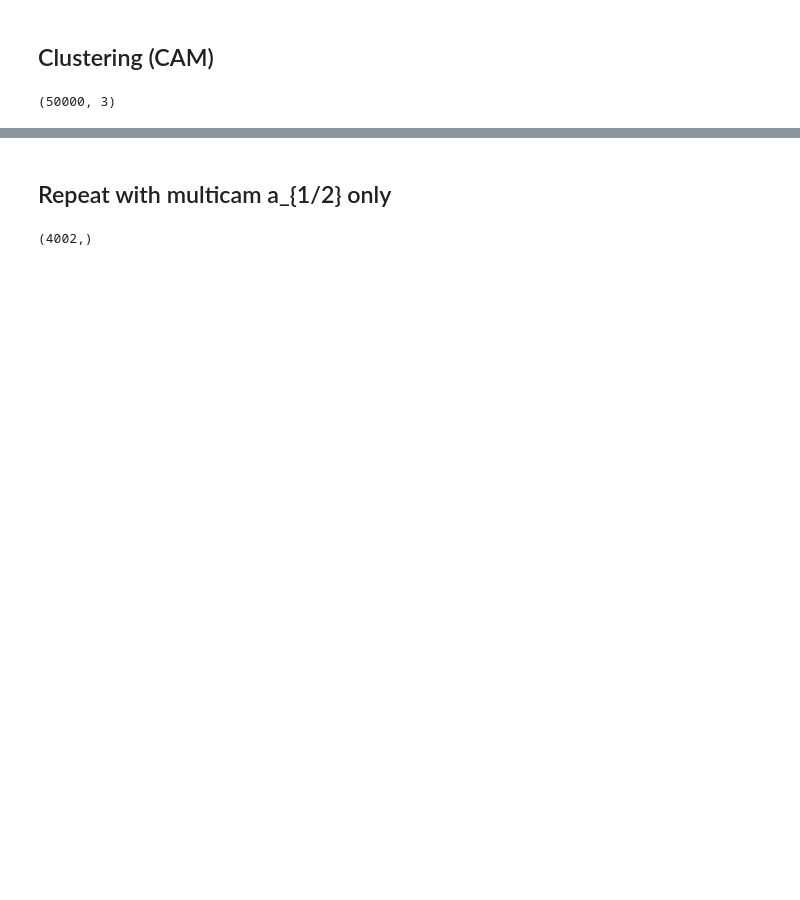
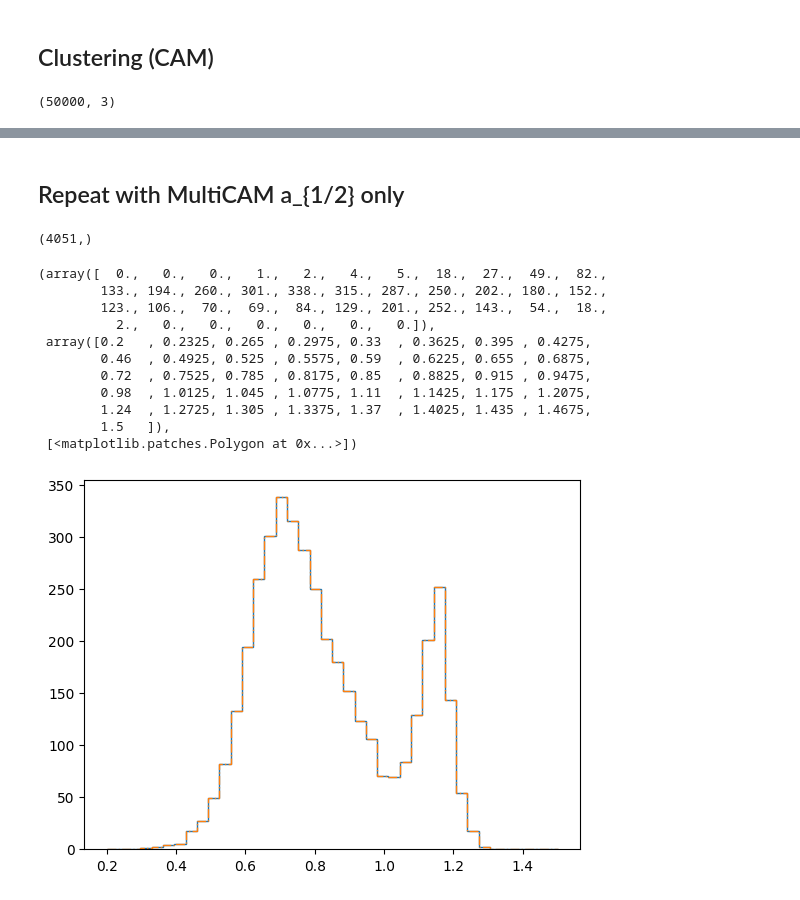
Before and after one commit to ismael-mendoza/multicam-tng-mah, a Jupyter notebook: notebooks/current/2026-03-03-multicam-clustering-a12-only.ipynb, the cells around one changed output, grey strips where cells are left out. Drawn from its saved outputs; the diff is of its cells as text; code cells hidden in the pictures; blank space fills up the shorter version.

```diff
--- a/notebooks/current/2026-03-03-multicam-clustering-a12-only.ipynb
+++ b/notebooks/current/2026-03-03-multicam-clustering-a12-only.ipynb
@@ -178,15 +156,45 @@ plt.ylim(0.2, 2.0)
 # %% [markdown]
-## Repeat with multicam a_{1/2} only
+## Repeat with MultiCAM a_{1/2} only
-# %%
-_color = hydro_mstar_cut["color"]
-
-x = hydro_mstar_pred["a12"].data.reshape(-1, 1)
-y = _color.reshape(-1, 1)
-
-model = MultiCAM(1, 1)
-model.fit(x, y)
-multicam_color_pred = model.predict(x)[:, 0]
-multicam_color_pred.shape
-# %% [output]
-(4002,)
+# %%
+# MultiCAM needs to be trained on the full dataset
+# hydro_sham and hydro_mstar_cut are NOT MATCHED, which means that we cannot do linear regression
+# with these arrays!
+from multicam_tng.multicam2 import multicam_new_prediction
+
+# can only train multicam on mpeak mass bin
+_x = np.log10(hydro_raw["mpeak"])
+mask = (_x > 11) & (_x < 12)
+hydro_mpeak = hydro_raw[mask]
+
+x_train = hydro_mpeak["a12"].reshape(-1, 1)
+y_train = hydro_mpeak["color"].reshape(-1, 1)
+y_true = hydro_mstar_cut["color"].reshape(-1, 1)
+x_test = hydro_sham["a12"].reshape(-1, 1)
+
+multicam_color_pred = multicam_new_prediction(
+    x_test, x_train=x_train, y_train=y_train, y_true=y_true
+)[:, 0]
+multicam_color_pred.shape
+# %% [output]
+(4051,)
+# %%
+# color distribution should match with (a_1/2 as low number of repeats)
+bins = np.linspace(0.2, 1.5, 41)
+
+plt.hist(hydro_mstar_cut["color"], bins=bins, histtype="step")
+plt.hist(multicam_color_pred, bins=bins, histtype="step", linestyle="-.")
+# shoudl be exactly the same
+# %% [output]
+(array([  0.,   0.,   0.,   1.,   2.,   4.,   5.,  18.,  27.,  49.,  82.,
+        133., 194., 260., 301., 338., 315., 287., 250., 202., 180., 152.,
+        123., 106.,  70.,  69.,  84., 129., 201., 252., 143.,  54.,  18.,
+          2.,   0.,   0.,   0.,   0.,   0.,   0.]),
+ array([0.2   , 0.2325, 0.265 , 0.2975, 0.33  , 0.3625, 0.395 , 0.4275,
+        0.46  , 0.4925, 0.525 , 0.5575, 0.59  , 0.6225, 0.655 , 0.6875,
+        0.72  , 0.7525, 0.785 , 0.8175, 0.85  , 0.8825, 0.915 , 0.9475,
+        0.98  , 1.0125, 1.045 , 1.0775, 1.11  , 1.1425, 1.175 , 1.2075,
+        1.24  , 1.2725, 1.305 , 1.3375, 1.37  , 1.4025, 1.435 , 1.4675,
+        1.5   ]),
+ [<matplotlib.patches.Polygon at 0x...>])
+[figure, added]
 # %%
```
Also changed, not shown: parts of 28 cells of this notebook.
